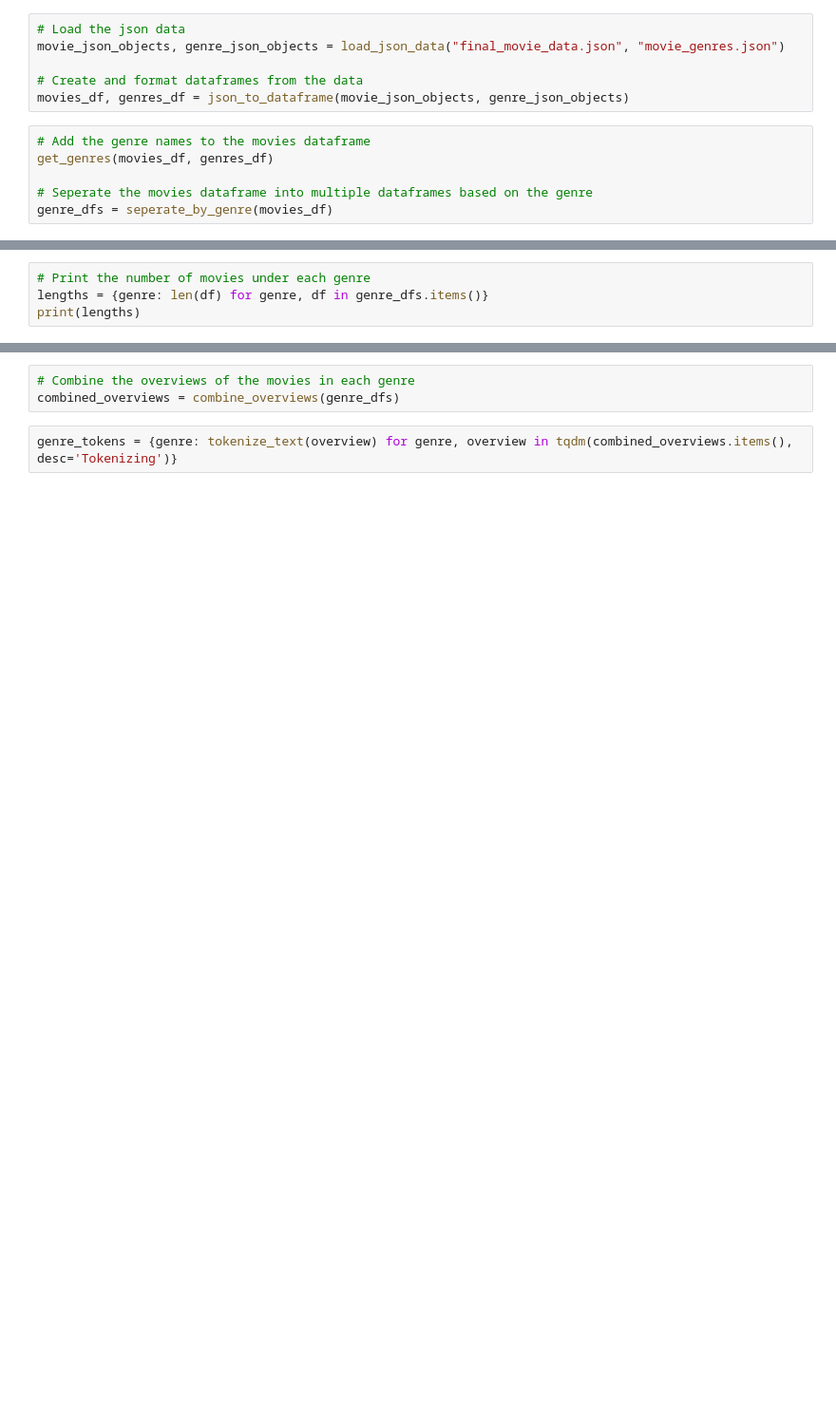
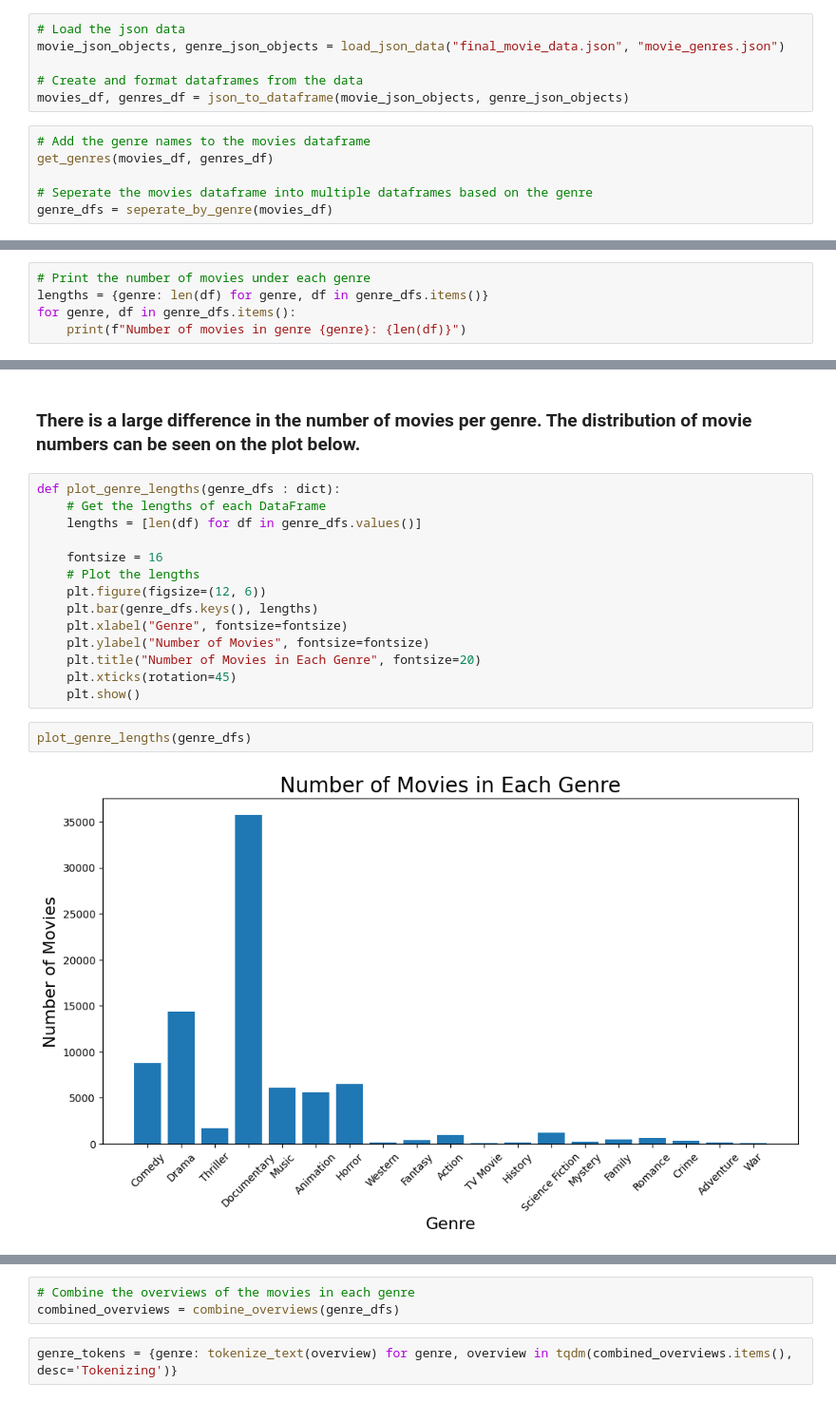
Before and after one commit to Simo067m/ComSocSci-Assignments, a Jupyter notebook: project/text_analysis.ipynb, the cells around one changed output, grey strips where cells are left out. Shown at 95% size. Cells and saved outputs as stored; diff of their text form; blank space fills up the shorter version.

Commit message:
Added comments and new figures

```diff
--- a/project/text_analysis.ipynb
+++ b/project/text_analysis.ipynb
@@ -168,5 +194,6 @@ genre_dfs = seperate_by_genre(movies_df)
 # %%
 # Print the number of movies under each genre
 lengths = {genre: len(df) for genre, df in genre_dfs.items()}
-print(lengths)
+for genre, df in genre_dfs.items():
+    print(f"Number of movies in genre {genre}: {len(df)}")
 # %% [output]
@@ -173,0 +219,20 @@ print(lengths)
+# %% [markdown]
+### There is a large difference in the number of movies per genre. The distribution of movie numbers can be seen on the plot below.
+# %%
+def plot_genre_lengths(genre_dfs : dict):
+    # Get the lengths of each DataFrame
+    lengths = [len(df) for df in genre_dfs.values()]
+
+    fontsize = 16
+    # Plot the lengths
+    plt.figure(figsize=(12, 6))
+    plt.bar(genre_dfs.keys(), lengths)
+    plt.xlabel("Genre", fontsize=fontsize)
+    plt.ylabel("Number of Movies", fontsize=fontsize)
+    plt.title("Number of Movies in Each Genre", fontsize=20)
+    plt.xticks(rotation=45)
+    plt.show()
+# %%
+plot_genre_lengths(genre_dfs)
+# %% [output]
+[figure, added]
```
Also changed, not shown: parts of 22 cells of this notebook.
